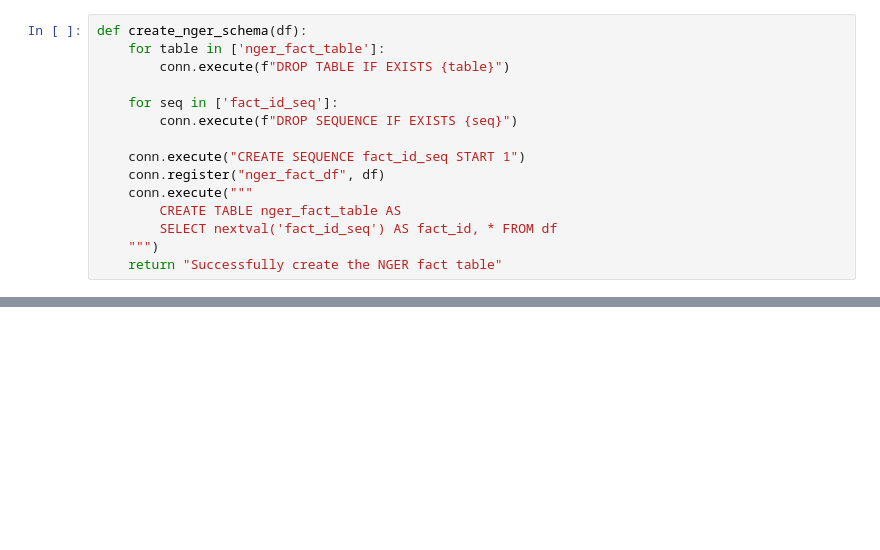
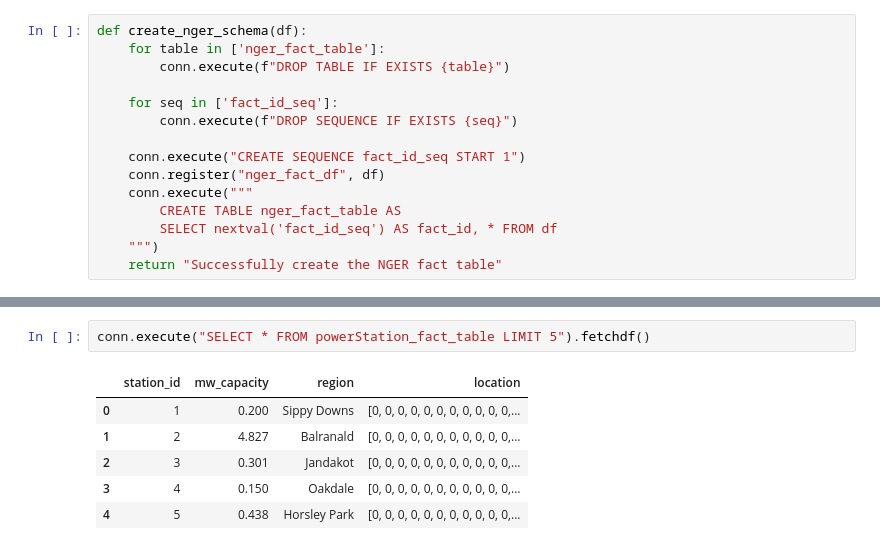
Before and after one commit to joelkurien/COMP5339Assignment, a Jupyter notebook: COMP5339_Ass1.ipynb, the cells around one changed output, grey strips where cells are left out. Drawn from its saved outputs; the diff is of its cells as text; blank space fills up the shorter version.

Commit message:
added the location changes and power station db

```diff
--- a/COMP5339_Ass1.ipynb
+++ b/COMP5339_Ass1.ipynb
@@ -534,0 +713,9 @@ conn.execute("SELECT * FROM nger_fact_table LIMIT 5").df()
+# %%
+conn.execute("SELECT * FROM powerStation_fact_table LIMIT 5").fetchdf()
+# %% [output]
+|  | station_id | mw_capacity | region | location |
+| 0 | 1 | 0.200 | Sippy Downs | [0, 0, 0, 0, 0, 0, 0, 0, 0, 0, 0,... |
+| 1 | 2 | 4.827 | Balranald | [0, 0, 0, 0, 0, 0, 0, 0, 0, 0, 0,... |
+| 2 | 3 | 0.301 | Jandakot | [0, 0, 0, 0, 0, 0, 0, 0, 0, 0, 0,... |
+| 3 | 4 | 0.150 | Oakdale | [0, 0, 0, 0, 0, 0, 0, 0, 0, 0, 0,... |
+| 4 | 5 | 0.438 | Horsley Park | [0, 0, 0, 0, 0, 0, 0, 0, 0, 0, 0,... |
```
Also changed, not shown: parts of 17 cells of this notebook.
